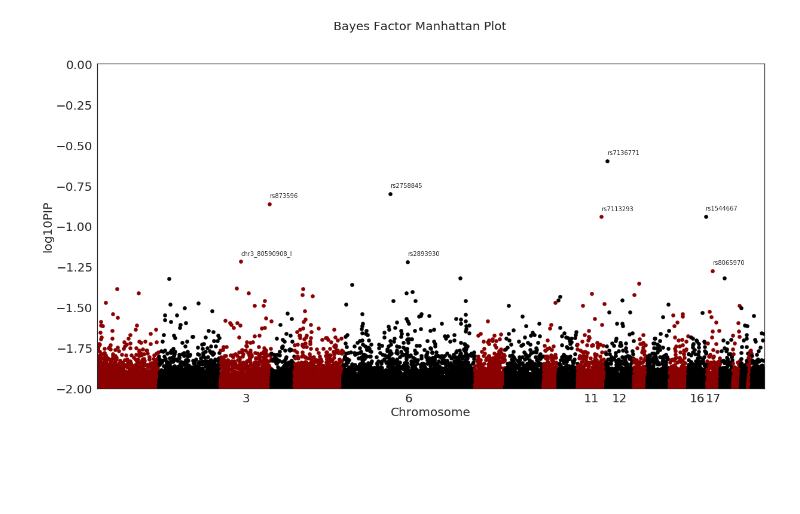
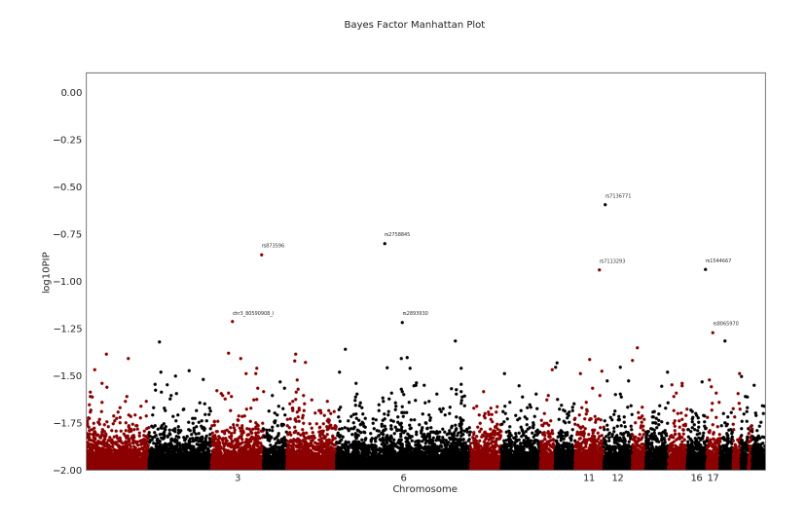
Before and after one commit to kayhan-batmanghelich/genus-1, a Jupyter notebook: notebooks/exp2_manhattan.ipynb, the cells around one changed output. Cells and saved outputs as stored; diff of their text form; code cells hidden in the pictures; blank space fills up the shorter version.

```diff
--- a/notebooks/exp2_manhattan.ipynb
+++ b/notebooks/exp2_manhattan.ipynb
@@ -1,61 +9,59 @@
 # %%
-% matplotlib inline
-import os
-import matplotlib.pyplot as plt
-import numpy as np
-import seaborn as sns
-import pandas as pd
-import scipy.io
 sns.set_style('white')
 
 colors = np.tile(['darkred','black'], 11)
 
+name = 'VWM'
 snpsloc = pd.read_csv('/storage/gablab001/data/genus/current/structured/cog-gen-bayes/data/100k_snp_loc_pval.csv')
 tp = '/storage/gablab001/data/genus/current/structured/cog-gen-bayes/output_bf'
-toplot = scipy.io.loadmat(os.path.join(tp, '100ksnp_VWMdomainAvgZ.mat'))
+toplot = scipy.io.loadmat(os.path.join(tp, '100ksnp_{}domainAvgZ.mat'.format(name)))
 snpsloc['PIP'] = toplot['PIP']
 snpsloc['log10PIP'] = np.log10(snpsloc['PIP'])
 df = snpsloc.copy()
 df.columns = ['chromosome', 'pvalue', 'snpid', 'PIP', 'log10PIP']
 df['chrnum'] = [int(i[3:]) for i in df.chromosome]
 df = df.sort_values('chrnum')
 df['ind'] = range(len(df))
 grouped = df.groupby(('chrnum'))
 
-def plot_manhattan(data):
-    fig = plt.figure(figsize=(20,10))
+snp_thresh_list = []
+
+def plot_manhattan(data, plot_name, pip_thresh):
+    fig = plt.figure(figsize=(25,15))
     fig.suptitle('Bayes Factor Manhattan Plot', fontsize=20)
     ax = fig.add_subplot(111)
     x_labels = []
     x_labels_pos = []
     for num, (name, group) in enumerate(data):
         group.plot(kind = 'scatter',  x = 'ind',
                    y = 'log10PIP', colors = colors[num % len(colors)],
                    ax = ax, s=40)
-        if np.any(group['PIP'] > .05):
+        tf_vals = group['PIP'] > pip_thresh
+        if np.any(tf_vals):
             x_labels.append(name)
-            x_locs = group['ind'][group['PIP'] > .05].values
-            y_locs = group['log10PIP'][group['PIP'] > .05].values
-            snps = group['snpid'][group['PIP'] > .05].values
+            x_locs = group['ind'][tf_vals].values
+            y_locs = group['log10PIP'][tf_vals].values
+            snps = group['snpid'][tf_vals].values
+            snp_thresh_list.extend(snps)
             for i in range(len(x_locs)):
                 plt.annotate('{}'.format(snps[i]),
-                            xy=(x_locs[i], y_locs[i]+.04))
+                            xy=(x_locs[i], y_locs[i]+.04), size=10)
         else:
             x_labels.append('')
         x_labels_pos.append((group['ind'].iloc[-1] - \
             (group['ind'].iloc[-1] - group['ind'].iloc[0]) / 2))
     ax.set_xticks(x_labels_pos)
     ax.set_xticklabels(x_labels)
-    ax.set_xlim([0, len(df)])
-    ax.set_ylim([-2, 0])
-
+    ax.set_xlim([0, max(group['ind'])])
+    ax.set_ylim([-2, 0.1])
     plt.xticks(fontsize=20)
     plt.yticks(fontsize=20)
     plt.xlabel('Chromosome', fontsize=20)
     plt.ylabel('log10PIP', fontsize=20)
-    plt.savefig('manhattan_plot2.png', dpi=300, bbox_inches='tight')
+    plt.savefig('{}_manhattan.png'.format(plot_name), bbox_inches='tight')
     #plt.close(fig)
 
-plot_manhattan(grouped)
+plot_manhattan(grouped, name, .05)
+np.savetxt("{}_snps_pass_thresh.txt".format(name), snp_thresh_list, fmt="%s")
 # %% [output]
-[figure, old version]
+[figure, new version]
```
Also changed, not shown: parts of 2 cells of this notebook, 14 other files.
